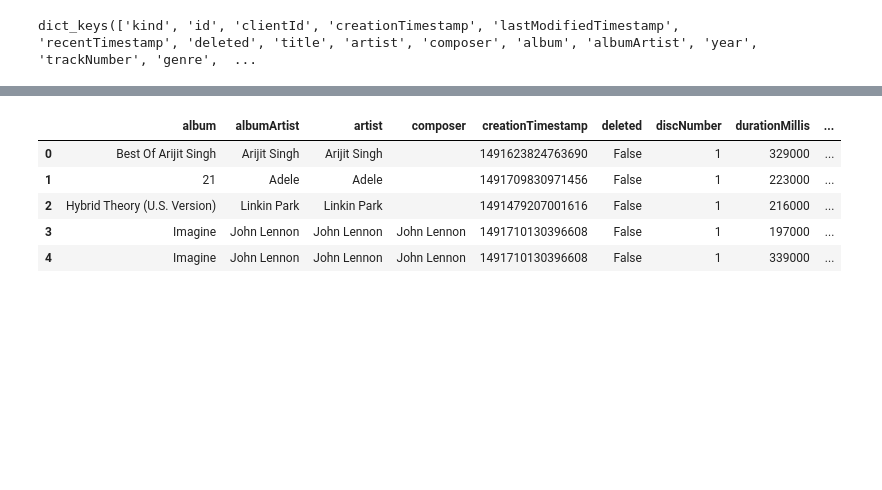
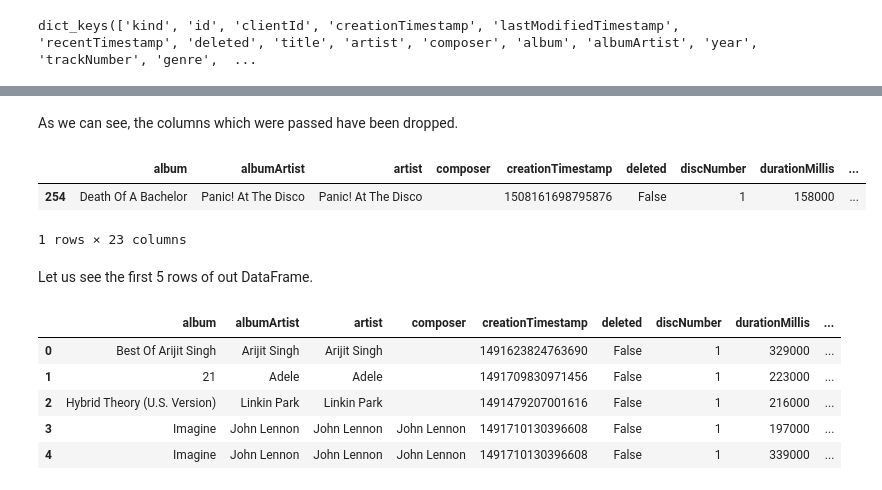
Before and after one commit to adityalahiri/Google-Play-Music-Data-Analysis, a Jupyter notebook: Starter.ipynb, the cells around one changed output, grey strips where cells are left out. Cells and saved outputs as stored; diff of their text form; code cells hidden in the pictures; blank space fills up the shorter version.

```diff
--- a/Starter.ipynb
+++ b/Starter.ipynb
@@ -81,5 +115,15 @@ df = pd.DataFrame(data)
 # %%
 df = df.drop(["albumArtRef", "artistArtRef", "albumId", "artistId", "clientId", "nid", "storeId"], axis=1)
+# %% [markdown]
+As we can see, the columns which were passed have been dropped.
+# %%
+df.sample()
+# %% [output]
+|  | album | albumArtist | artist | composer | creationTimestamp | deleted | discNumber | durationMillis | ... |
+| 254 | Death Of A Bachelor | Panic! At The Disco | Panic! At The Disco |  | 1508161698795876 | False | 1 | 158000 | ... |
+1 rows × 23 columns
+# %% [markdown]
+Let us see the first 5 rows of out DataFrame.
 # %%
 df.head()
 # %% [output]
```
Also changed, not shown: parts of 31 cells of this notebook.
